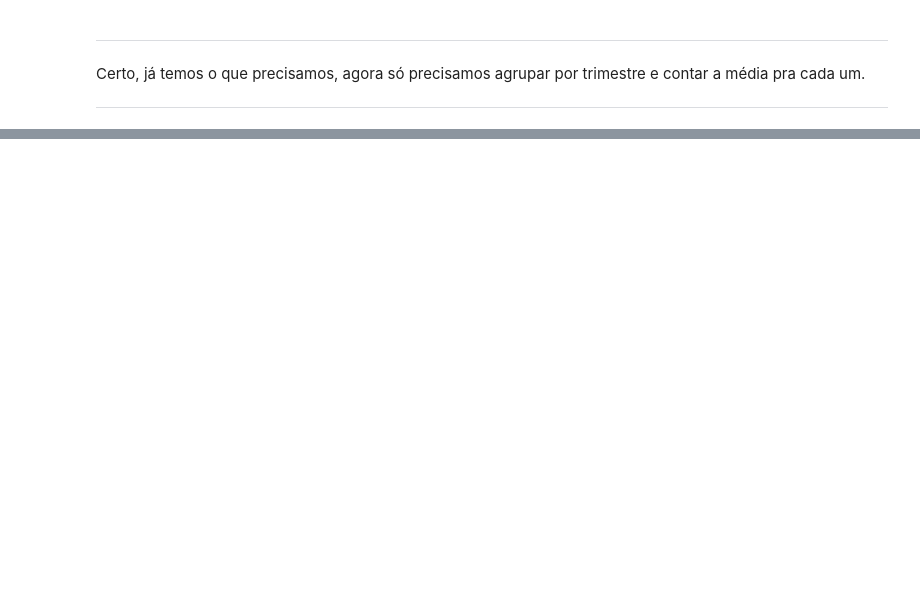
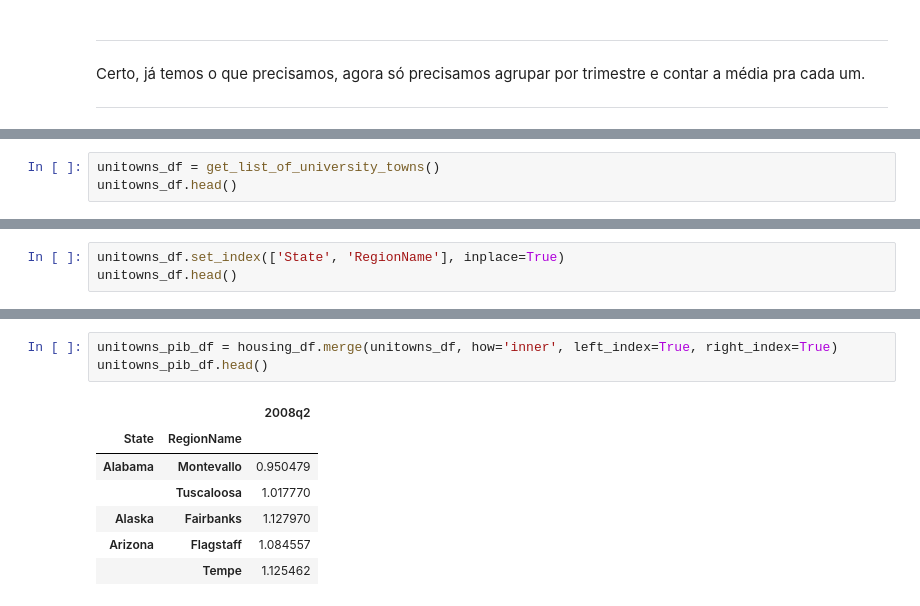
Before and after one commit to gustavocrod/Data-Science, a Jupyter notebook: Housing Price/housing_price.ipynb, the cells around one changed output, grey strips where cells are left out. Cells and saved outputs as stored; diff of their text form; blank space fills up the shorter version.

```diff
--- a/Housing Price/housing_price.ipynb
+++ b/Housing Price/housing_price.ipynb
@@ -568,0 +582,3 @@ convert_housing_data_to_quarters()
+# %%
+unitowns_df = get_list_of_university_towns()
+unitowns_df.head()
@@ -568,0 +592,3 @@ convert_housing_data_to_quarters()
+# %%
+unitowns_df.set_index(['State', 'RegionName'], inplace=True)
+unitowns_df.head()
@@ -568,0 +632,11 @@ convert_housing_data_to_quarters()
+# %%
+unitowns_pib_df = housing_df.merge(unitowns_df, how='inner', left_index=True, right_index=True)
+unitowns_pib_df.head()
+# %% [output]
+|  |  | 2008q2 |
+| State | RegionName |  |
+| Alabama | Montevallo | 0.950479 |
+|  | Tuscaloosa | 1.017770 |
+| Alaska | Fairbanks | 1.127970 |
+| Arizona | Flagstaff | 1.084557 |
+|  | Tempe | 1.125462 |
```
Also changed, not shown: parts of 18 cells of this notebook.
